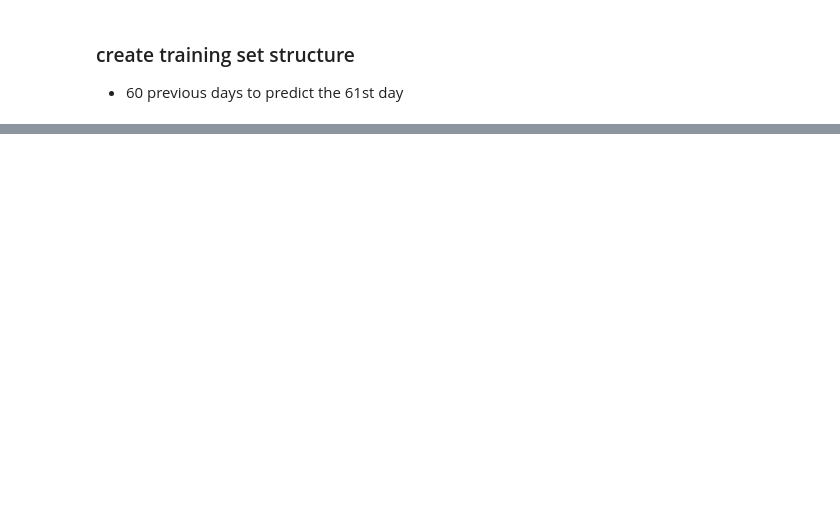
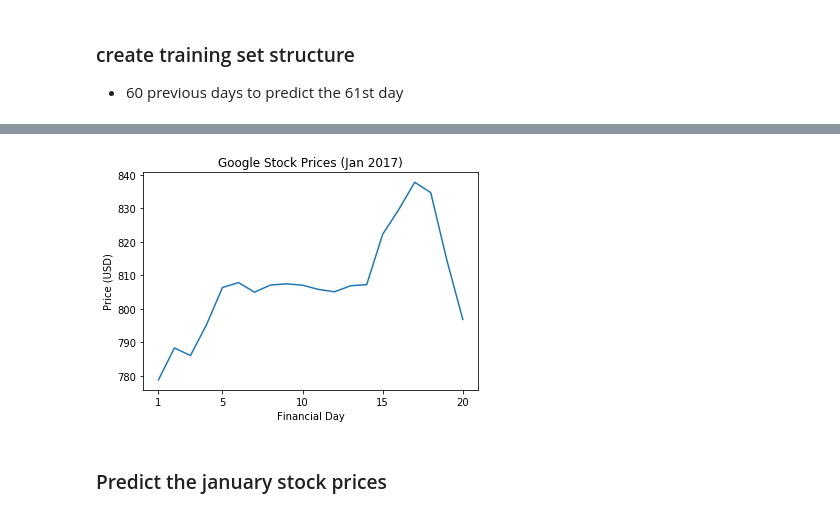
Before and after one commit to darrahts/deeplearning, a Jupyter notebook: LSTM.ipynb, the cells around one changed output, grey strips where cells are left out. Cells and saved outputs as stored; diff of their text form; code cells hidden in the pictures; blank space fills up the shorter version.

Commit message:
finished stock price prediction example

```diff
--- a/LSTM.ipynb
+++ b/LSTM.ipynb
@@ -23,7 +30,9 @@ train_df.head()
 | 4 | 1/9/2012 | 322.04 | 322.29 | 309.46 | 620.76 | 11,688,800 |
 # %%
 test_df = pd.read_csv('Google_Stock_Price_Test.csv')
+test = test_df.iloc[:,1:2].values
 print(test_df.shape[0])
-train_df.head()
+print(test_df.head())
+test[0:5]
 # %% [output]
 20
@@ -56,0 +144,11 @@ y_train = np.array(y_train)
+# %%
+plt.plot(test)
+plt.title("Google Stock Prices (Jan 2017)")
+plt.xlabel("Financial Day")
+plt.ylabel("Price (USD)")
+plt.xticks([0,4,9,14,19], ["1", "5","10","15","20"])
+plt.show()
+# %% [output]
+[figure, added]
+# %% [markdown]
+### Predict the january stock prices
```
Also changed, not shown: parts of 18 cells of this notebook.
